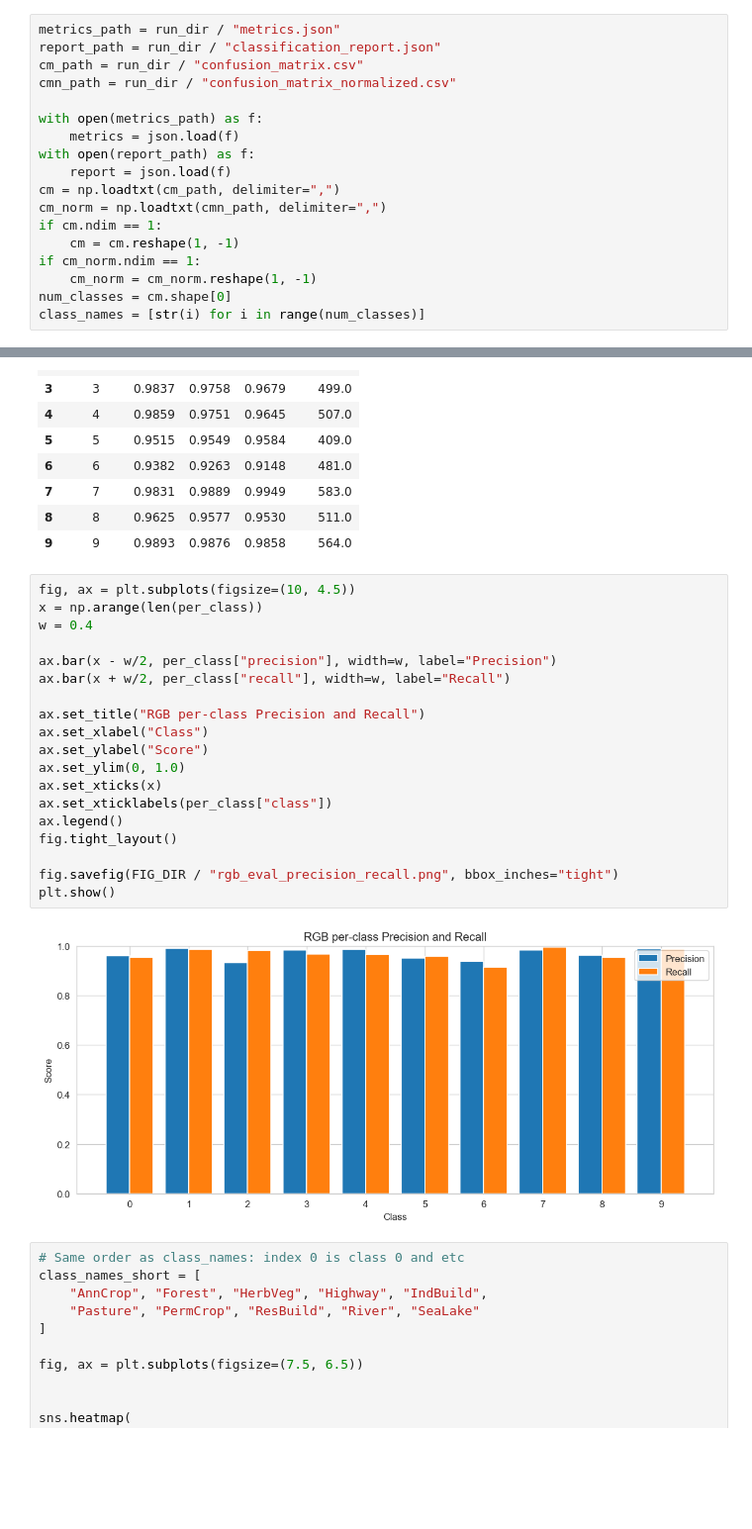
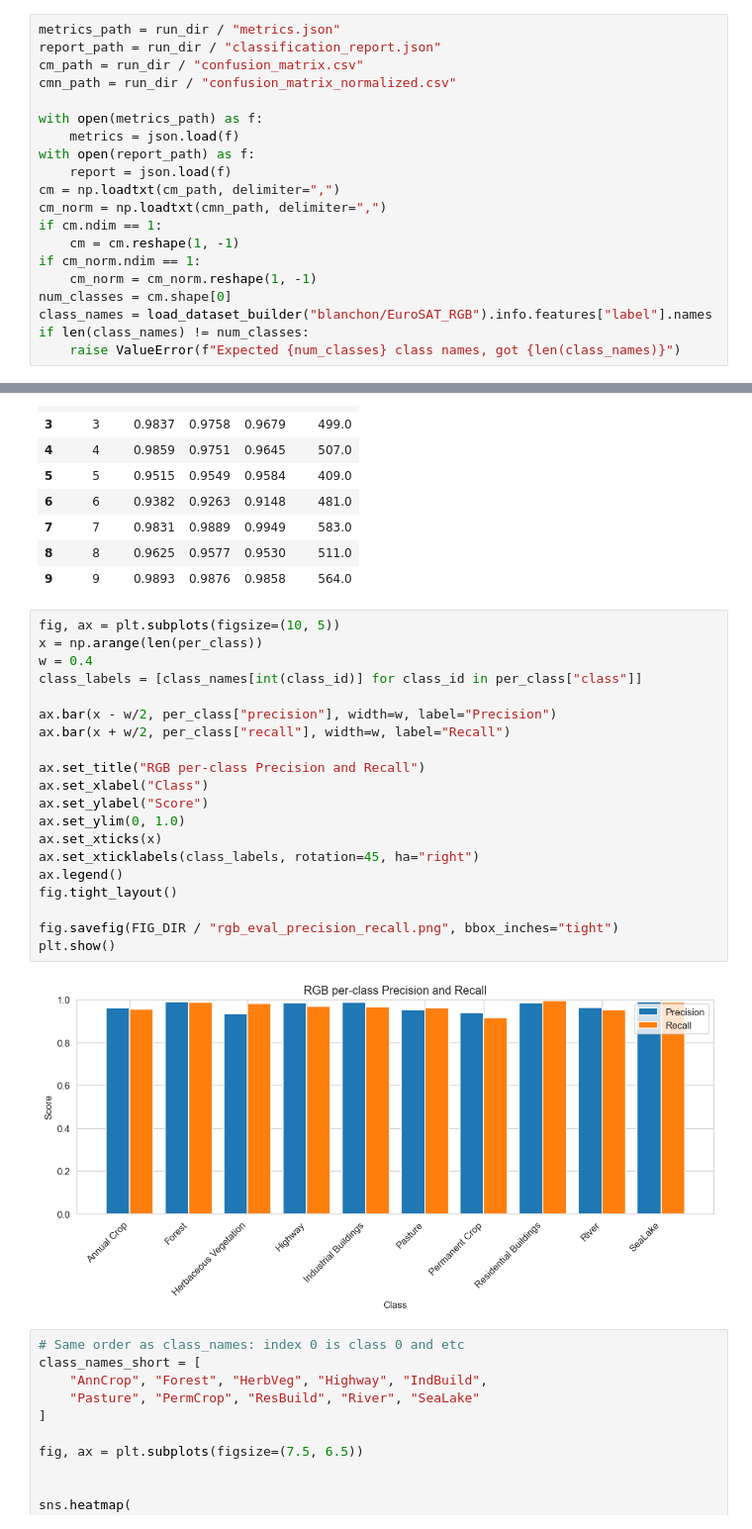
Before and after one commit to davidlsan/EuroSAT-Land-Cover-Classification, a Jupyter notebook: notebooks/03_eval_rgb.ipynb, the cells around one changed output, grey strips where cells are left out. Shown at 99% size. Saved outputs shown, nothing was run; the diff lists cells and outputs as text; blank space fills up the shorter version.

```diff
--- a/notebooks/03_eval_rgb.ipynb
+++ b/notebooks/03_eval_rgb.ipynb
@@ -51,4 +52,6 @@ if cm.ndim == 1:
 if cm_norm.ndim == 1:
     cm_norm = cm_norm.reshape(1, -1)
 num_classes = cm.shape[0]
-class_names = [str(i) for i in range(num_classes)]
+class_names = load_dataset_builder("blanchon/EuroSAT_RGB").info.features["label"].names
+if len(class_names) != num_classes:
+    raise ValueError(f"Expected {num_classes} class names, got {len(class_names)}")
@@ -94,26 +99,27 @@ per_class.round(4)
 | 8 | 8 | 0.9625 | 0.9577 | 0.9530 | 511.0 |
 | 9 | 9 | 0.9893 | 0.9876 | 0.9858 | 564.0 |
 # %%
-fig, ax = plt.subplots(figsize=(10, 4.5))
+fig, ax = plt.subplots(figsize=(10, 5))
 x = np.arange(len(per_class))
 w = 0.4
+class_labels = [class_names[int(class_id)] for class_id in per_class["class"]]
 
 ax.bar(x - w/2, per_class["precision"], width=w, label="Precision")
 ax.bar(x + w/2, per_class["recall"], width=w, label="Recall")
 
 ax.set_title("RGB per-class Precision and Recall")
 ax.set_xlabel("Class")
 ax.set_ylabel("Score")
 ax.set_ylim(0, 1.0)
 ax.set_xticks(x)
-ax.set_xticklabels(per_class["class"])
+ax.set_xticklabels(class_labels, rotation=45, ha="right")
 ax.legend()
 fig.tight_layout()
 
 fig.savefig(FIG_DIR / "rgb_eval_precision_recall.png", bbox_inches="tight")
 plt.show()
 # %% [output]
-[figure, old version]
+[figure, new version]
 # %%
 # Same order as class_names: index 0 is class 0 and etc
 class_names_short = [
```
Also changed, not shown: parts of 2 cells of this notebook, 12 other files.
